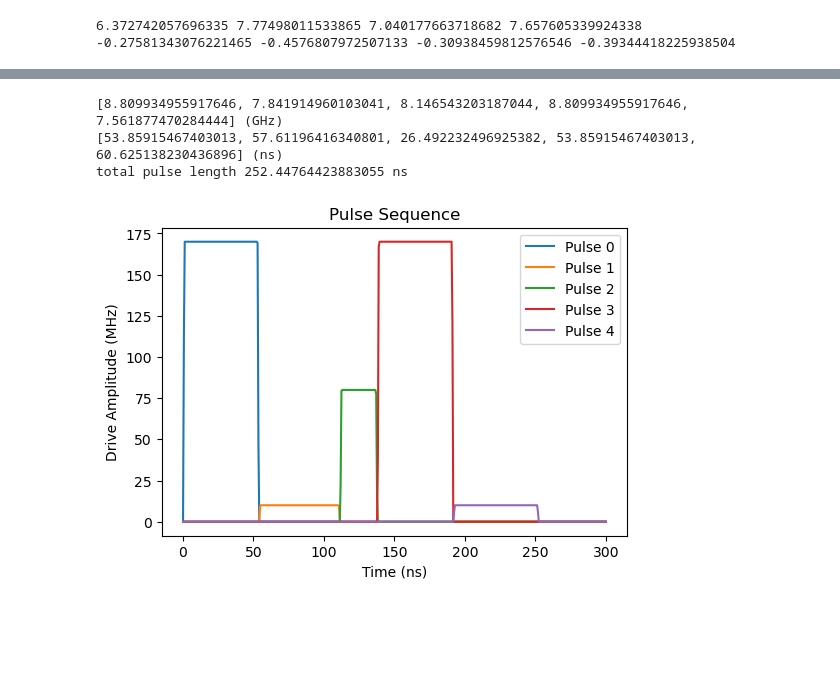
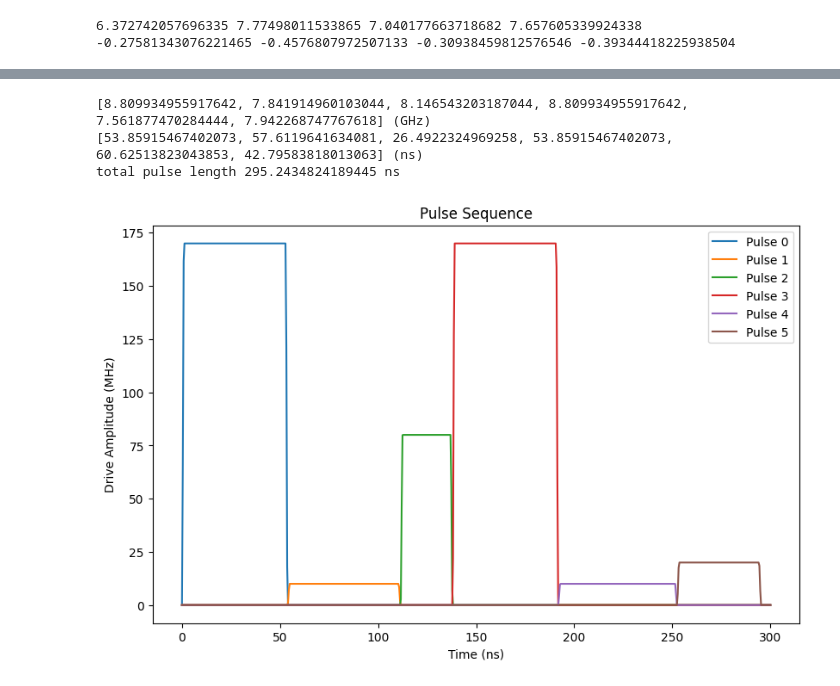
Before and after one commit to sebastienLeg/qutip_sims, a Jupyter notebook: 4transmon_fixed_freq_swap.ipynb, the cells around one changed output, grey strips where cells are left out. Drawn from its saved outputs; the diff is of its cells as text; code cells hidden in the pictures; blank space fills up the shorter version.

Commit message:
adjust 250ns swap to 300ns with conditional pi pulse to save switch state

```diff
--- a/4transmon_fixed_freq_swap.ipynb
+++ b/4transmon_fixed_freq_swap.ipynb
@@ -14,7 +14,7 @@ from PulseSequence import PulseSequence
 from QSwitch import QSwitch
 
 style.use('default')
-plt.rcParams['figure.figsize'] = [6, 4]
+plt.rcParams['figure.figsize'] = [9.7, 6]
 default_colors = plt.rcParams['axes.prop_cycle'].by_key()['color']
 scq.settings.PROGRESSBAR_DISABLED = True
 # %%
@@ -117,25 +127,25 @@ updated wd from 7.561877470284444 to 7.561877470284444
 # %%
 # times = np.linspace(0, 650, 200)
-# times = np.linspace(0, 1450, 400)
-times = np.linspace(0, 300, 500)
-# times = np.linspace(0, 10, 100)
+# times = np.linspace(0, 1000, 400)
+times = np.linspace(0, 300, 700)
+# times = np.linspace(0, 50, 100)
 
 envelope_seq = seq.get_envelope_seq()
 print(seq.get_pulse_freqs(), '(GHz)')
 print(seq.get_pulse_lengths(), '(ns)')
 print('total pulse length', sum(seq.get_pulse_lengths()), 'ns')
 for i in range(len(envelope_seq)):
     plt.plot(times, [envelope_seq[i](t)/MHz for t in times], label=f'Pulse {i}')
 plt.xlabel('Time (ns)')
 plt.ylabel('Drive Amplitude (MHz)')
 plt.title('Pulse Sequence')
 plt.legend()
 plt.show()
 # %% [output]
-[8.809934955917646, 7.841914960103041, 8.146543203187044, 8.809934955917646, 7.561877470284444] (GHz)
-[53.85915467403013, 57.61196416340801, 26.492232496925382, 53.85915467403013, 60.625138230436896] (ns)
-total pulse length 252.44764423883055 ns
+[8.809934955917642, 7.841914960103044, 8.146543203187044, 8.809934955917642, 7.561877470284444, 7.942268747767618] (GHz)
+[53.85915467402073, 57.6119641634081, 26.4922324969258, 53.85915467402073, 60.62513823043853, 42.79583818013063] (ns)
+total pulse length 295.2434824189445 ns
-[figure, old version]
+[figure, new version]
 # %%
 # incl_dissipation = True
 incl_dissipation = False
```
Also changed, not shown: parts of 7 cells of this notebook, 2 other files.
